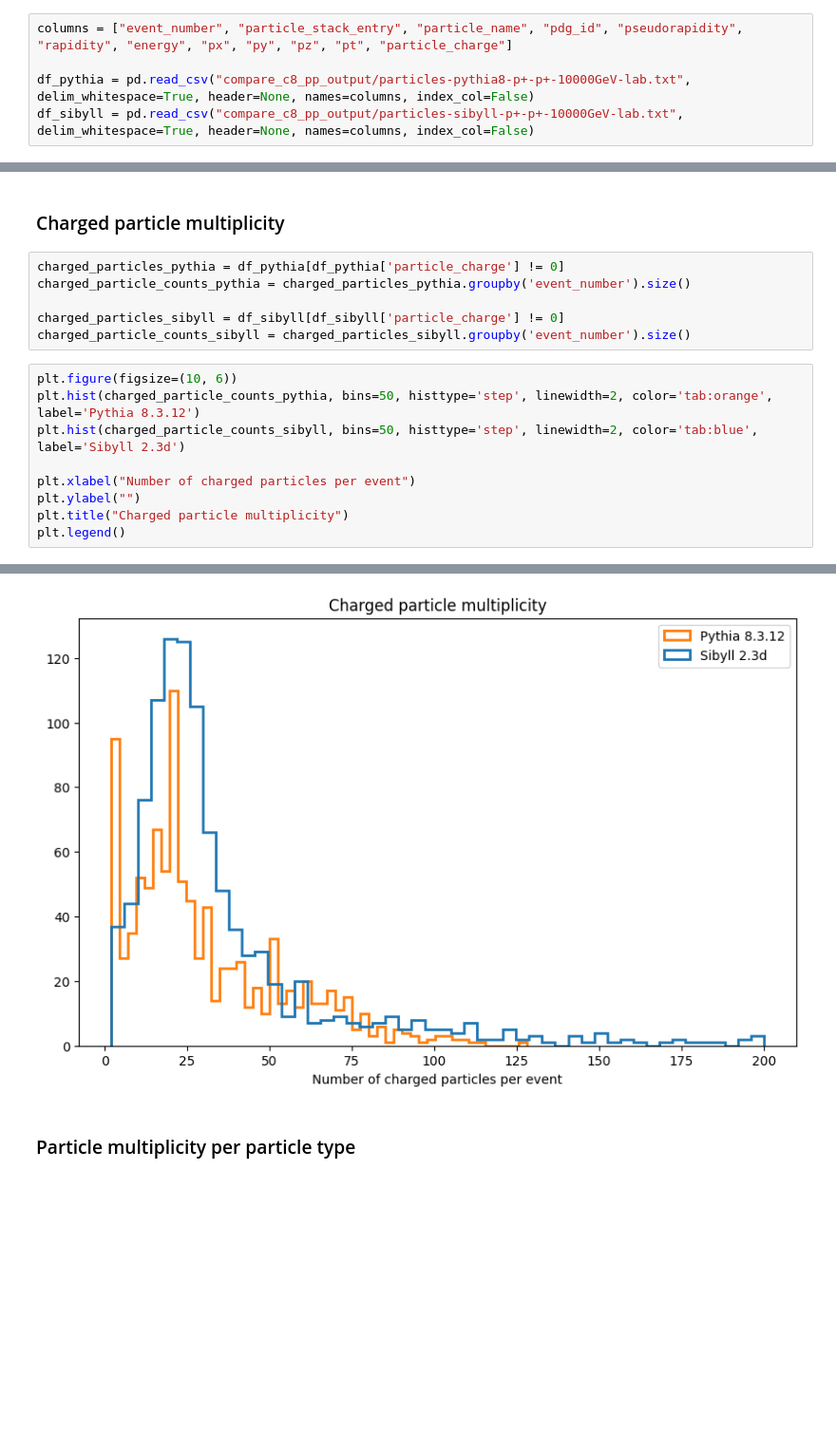
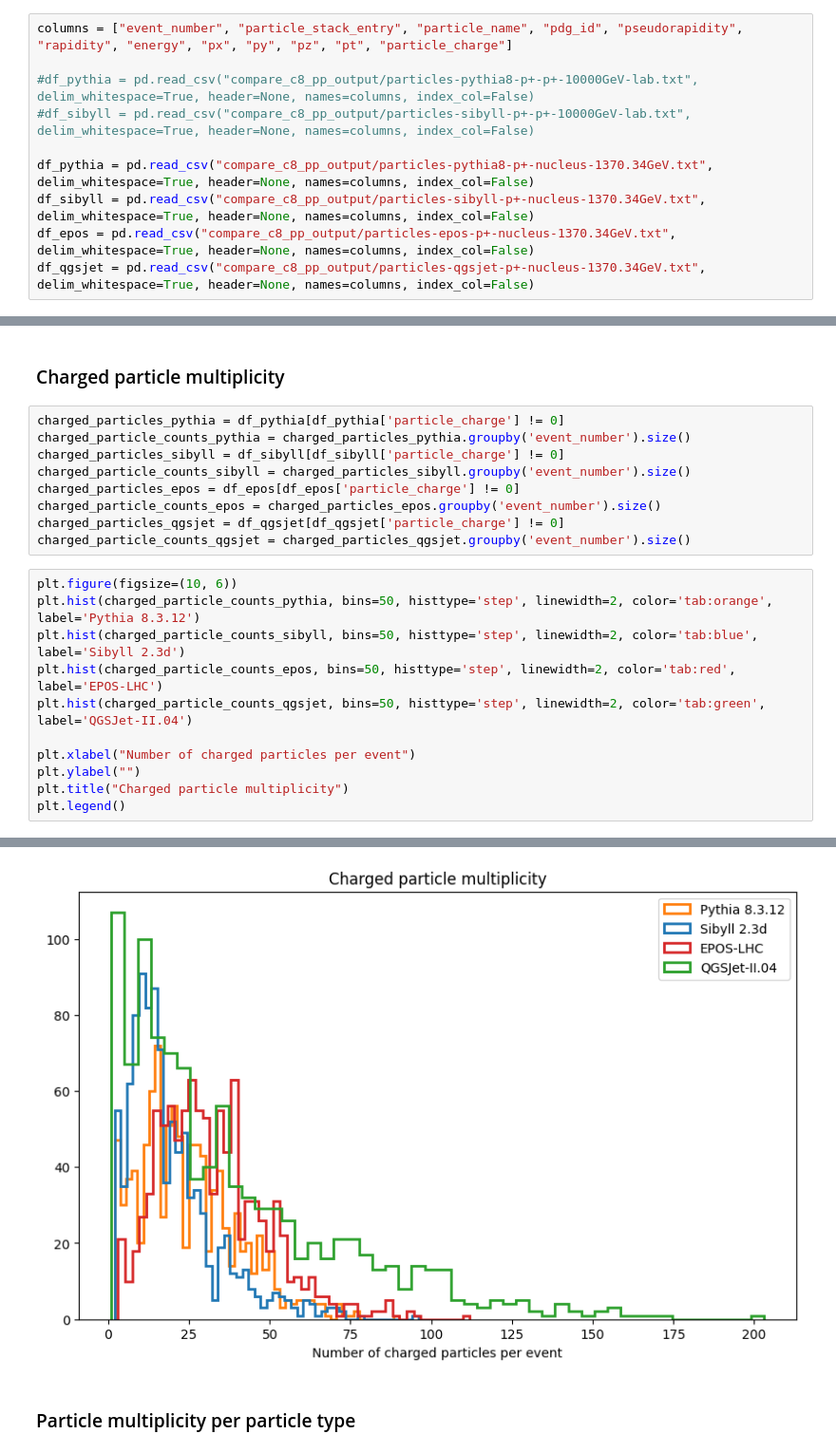
Before and after one commit to gaudu/pythia8312, a Jupyter notebook: examples/compare_corsika8_particle_output.ipynb, the cells around one changed output, grey strips where cells are left out. Shown at 95% size. Drawn from its saved outputs; the diff is of its cells as text; blank space fills up the shorter version.

```diff
--- a/examples/compare_corsika8_particle_output.ipynb
+++ b/examples/compare_corsika8_particle_output.ipynb
@@ -7,8 +7,13 @@ Files from Felix RIehn for hadronic interaction model dataset: Pythia 8.3.12 and
 # %%
 columns = ["event_number", "particle_stack_entry", "particle_name", "pdg_id", "pseudorapidity", "rapidity", "energy", "px", "py", "pz", "pt", "particle_charge"]
 
-df_pythia = pd.read_csv("compare_c8_pp_output/particles-pythia8-p+-p+-10000GeV-lab.txt", delim_whitespace=True, header=None, names=columns, index_col=False)
-df_sibyll = pd.read_csv("compare_c8_pp_output/particles-sibyll-p+-p+-10000GeV-lab.txt", delim_whitespace=True, header=None, names=columns, index_col=False)
+#df_pythia = pd.read_csv("compare_c8_pp_output/particles-pythia8-p+-p+-10000GeV-lab.txt", delim_whitespace=True, header=None, names=columns, index_col=False)
+#df_sibyll = pd.read_csv("compare_c8_pp_output/particles-sibyll-p+-p+-10000GeV-lab.txt", delim_whitespace=True, header=None, names=columns, index_col=False)
+
+df_pythia = pd.read_csv("compare_c8_pp_output/particles-pythia8-p+-nucleus-1370.34GeV.txt", delim_whitespace=True, header=None, names=columns, index_col=False)
+df_sibyll = pd.read_csv("compare_c8_pp_output/particles-sibyll-p+-nucleus-1370.34GeV.txt", delim_whitespace=True, header=None, names=columns, index_col=False)
+df_epos = pd.read_csv("compare_c8_pp_output/particles-epos-p+-nucleus-1370.34GeV.txt", delim_whitespace=True, header=None, names=columns, index_col=False)
+df_qgsjet = pd.read_csv("compare_c8_pp_output/particles-qgsjet-p+-nucleus-1370.34GeV.txt", delim_whitespace=True, header=None, names=columns, index_col=False)
 # %%
 df_pythia
 # %% [output]
@@ -93,21 +149,26 @@ particle_counts_sibyll = df_sibyll.groupby('event_number').size()
 # %%
 charged_particles_pythia = df_pythia[df_pythia['particle_charge'] != 0]
 charged_particle_counts_pythia = charged_particles_pythia.groupby('event_number').size()
-
 charged_particles_sibyll = df_sibyll[df_sibyll['particle_charge'] != 0]
 charged_particle_counts_sibyll = charged_particles_sibyll.groupby('event_number').size()
+charged_particles_epos = df_epos[df_epos['particle_charge'] != 0]
+charged_particle_counts_epos = charged_particles_epos.groupby('event_number').size()
+charged_particles_qgsjet = df_qgsjet[df_qgsjet['particle_charge'] != 0]
+charged_particle_counts_qgsjet = charged_particles_qgsjet.groupby('event_number').size()
 # %%
 plt.figure(figsize=(10, 6))
 plt.hist(charged_particle_counts_pythia, bins=50, histtype='step', linewidth=2, color='tab:orange', label='Pythia 8.3.12')
 plt.hist(charged_particle_counts_sibyll, bins=50, histtype='step', linewidth=2, color='tab:blue', label='Sibyll 2.3d')
+plt.hist(charged_particle_counts_epos, bins=50, histtype='step', linewidth=2, color='tab:red', label='EPOS-LHC')
+plt.hist(charged_particle_counts_qgsjet, bins=50, histtype='step', linewidth=2, color='tab:green', label='QGSJet-II.04')
 
 plt.xlabel("Number of charged particles per event")
 plt.ylabel("")
 plt.title("Charged particle multiplicity")
 plt.legend()
 # %% [output]
 <matplotlib.legend.Legend at 0x...>
-[figure, old version]
+[figure, new version]
 # %% [markdown]
 ### Particle multiplicity per particle type
 # %%
```
Also changed, not shown: parts of 18 cells of this notebook.
